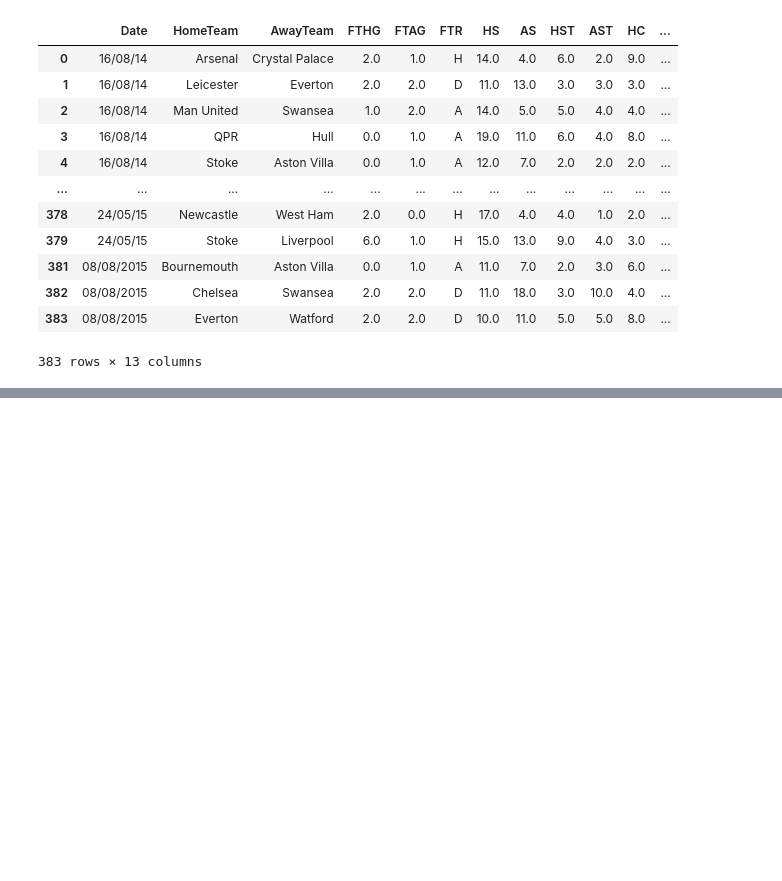
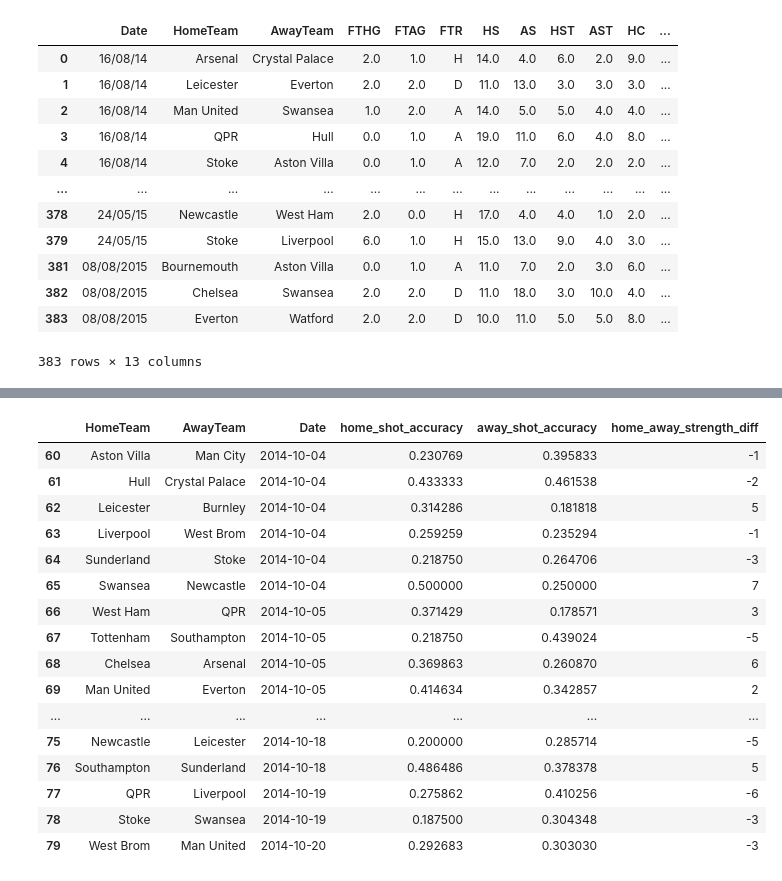
Before and after one commit to youssefelhossiny/PremMLPredictor, a Jupyter notebook: data_pipeline.ipynb, the cells around one changed output, grey strips where cells are left out. Cells and saved outputs as stored; diff of their text form; code cells hidden in the pictures; blank space fills up the shorter version.

```diff
--- a/data_pipeline.ipynb
+++ b/data_pipeline.ipynb
@@ -169,0 +444,31 @@ df.head(383)
+# %%
+h2h_win_rate = []
+h2h_avg_total_goals = []
+
+for i, row in df.iterrows():
+    # only look at the matches before this one to avoid data leakage
+    prev = df.loc[:i-1]
+    #find all the prvious meetings between these two teams regardless of home/away
+    meetings = prev[
+        ((prev["HomeTeam"] == row["HomeTeam"]) & (prev["AwayTeam"] == row["AwayTeam"])) |
+        ((prev["HomeTeam"] == row["AwayTeam"]) & (prev["AwayTeam"] == row["HomeTeam"]))
+    ]
+
+    if len(meetings) == 0:
+        h2h_win_rate.append(None)
+        h2h_avg_total_goals.append(None)
+    else:
+        #how often the home team won in any previous meeting
+        wins_as_home = (meetings[meetings["HomeTeam"] == row["HomeTeam"]]["FTR"] == "H").sum()
+        wins_as_away = (meetings[meetings["AwayTeam"] == row["HomeTeam"]]["FTR"] == "A").sum()
+        total_wins = wins_as_home + wins_as_away
+
+        #calculate the win rate as a proportion
+        h2h_win_rate.append(total_wins / len(meetings))
+        #calculate the average total goals scored in their meetings which helps predict high or low scoring game.
+        h2h_avg_total_goals.append((meetings["FTHG"] + meetings["FTAG"]).mean())
+
+df["h2h_win_rate"] = h2h_win_rate
+df["h2h_avg_total_goals"] = h2h_avg_total_goals
+
+df[["HomeTeam", "AwayTeam", "Date", "h2h_win_rate", "h2h_avg_total_goals"]].dropna().head(50)
@@ -169,0 +501,25 @@ df.head(383)
+# %%
+# replace 0 shots with NaN to avoid division by zero when calculating shot accuracy
+df["home_shot_accuracy"] = df["home_rolling5_shots_on_target"] / df["home_rolling5_shots"].replace(0, None)
+df["away_shot_accuracy"] = df["away_rolling5_shots_on_target"] / df["away_rolling5_shots"].replace(0, None)
+df["home_away_strength_diff"] = df["home_points"] - df["away_points"]
+
+df[["HomeTeam", "AwayTeam", "Date", "home_shot_accuracy", "away_shot_accuracy", "home_away_strength_diff"]].iloc[60:80]
+# %% [output]
+|  | HomeTeam | AwayTeam | Date | home_shot_accuracy | away_shot_accuracy | home_away_strength_diff |
+| 60 | Aston Villa | Man City | 2014-10-04 | 0.230769 | 0.395833 | -1 |
+| 61 | Hull | Crystal Palace | 2014-10-04 | 0.433333 | 0.461538 | -2 |
+| 62 | Leicester | Burnley | 2014-10-04 | 0.314286 | 0.181818 | 5 |
+| 63 | Liverpool | West Brom | 2014-10-04 | 0.259259 | 0.235294 | -1 |
+| 64 | Sunderland | Stoke | 2014-10-04 | 0.218750 | 0.264706 | -3 |
+| 65 | Swansea | Newcastle | 2014-10-04 | 0.500000 | 0.250000 | 7 |
+| 66 | West Ham | QPR | 2014-10-05 | 0.371429 | 0.178571 | 3 |
+| 67 | Tottenham | Southampton | 2014-10-05 | 0.218750 | 0.439024 | -5 |
+| 68 | Chelsea | Arsenal | 2014-10-05 | 0.369863 | 0.260870 | 6 |
+| 69 | Man United | Everton | 2014-10-05 | 0.414634 | 0.342857 | 2 |
+| ... | ... | ... | ... | ... | ... | ... |
+| 75 | Newcastle | Leicester | 2014-10-18 | 0.200000 | 0.285714 | -5 |
+| 76 | Southampton | Sunderland | 2014-10-18 | 0.486486 | 0.378378 | 5 |
+| 77 | QPR | Liverpool | 2014-10-19 | 0.275862 | 0.410256 | -6 |
+| 78 | Stoke | Swansea | 2014-10-19 | 0.187500 | 0.304348 | -3 |
+| 79 | West Brom | Man United | 2014-10-20 | 0.292683 | 0.303030 | -3 |
```
Also changed, not shown: parts of 15 cells of this notebook.
